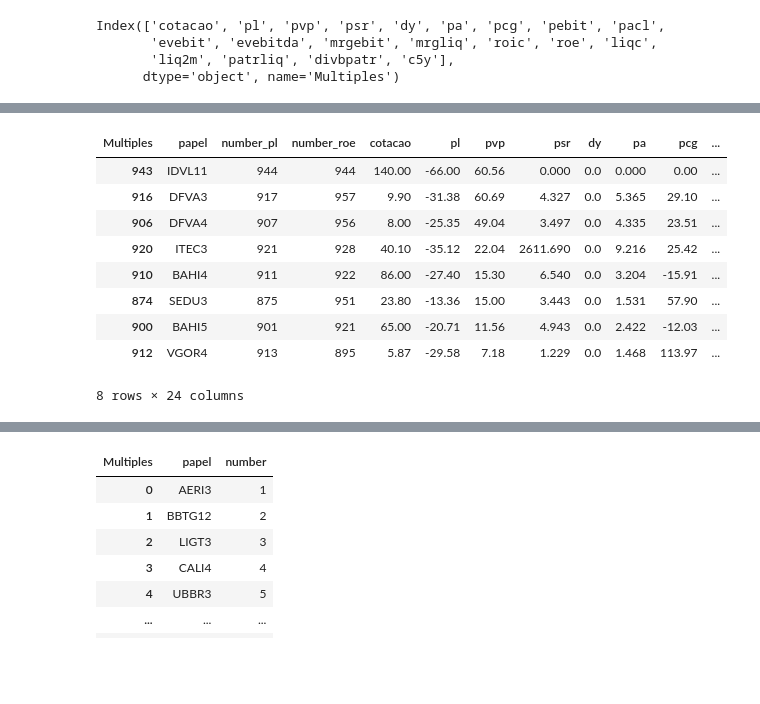
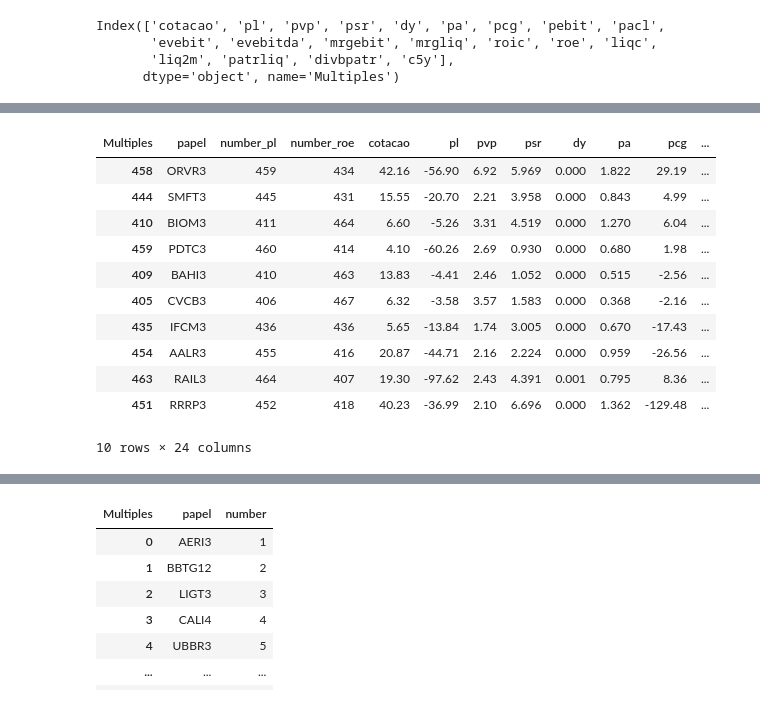
Before and after one commit to WillianDantas/ciencia-dados-financas, a Jupyter notebook: Aula_01_Ciencias_de_Dados_Financas.ipynb, the cells around one changed output, grey strips where cells are left out. Saved outputs shown, nothing was run; the diff lists cells and outputs as text; code cells hidden in the pictures; blank space fills up the shorter version.

```diff
--- a/Aula_01_Ciencias_de_Dados_Financas.ipynb
+++ b/Aula_01_Ciencias_de_Dados_Financas.ipynb
@@ -45,6 +90,8 @@ Index(['cotacao', 'pl', 'pvp', 'psr', 'dy', 'pa', 'pcg', 'pebit', 'pacl',
        'evebit', 'evebitda', 'mrgebit', 'mrgliq', 'roic', 'roe', 'liqc',
        'liq2m', 'patrliq', 'divbpatr', 'c5y'],
       dtype='object', name='Multiples')
+# %%
+df = df.loc[df.liq2m > 0]
 # %%
 df.reset_index()
 # %% [output]
@@ -69,16 +116,18 @@ df_roe.insert(0, 'number_pl', range(1, 1 + len(df_roe)))
 df_roe.reset_index(inplace=True)
 df_roe["formula"] = df_roe["number_roe"] + df_roe["number_pl"]
 # %%
-df_roe.sort_values("formula", ascending=False).head(8)
+df_roe.sort_values("formula", ascending=False).head(10)
 # %% [output]
 | Multiples | papel | number_pl | number_roe | cotacao | pl | pvp | psr | dy | pa | pcg | ... |
-| 943 | IDVL11 | 944 | 944 | 140.00 | -66.00 | 60.56 | 0.000 | 0.0 | 0.000 | 0.00 | ... |
-| 916 | DFVA3 | 917 | 957 | 9.90 | -31.38 | 60.69 | 4.327 | 0.0 | 5.365 | 29.10 | ... |
-| 906 | DFVA4 | 907 | 956 | 8.00 | -25.35 | 49.04 | 3.497 | 0.0 | 4.335 | 23.51 | ... |
-| 920 | ITEC3 | 921 | 928 | 40.10 | -35.12 | 22.04 | 2611.690 | 0.0 | 9.216 | 25.42 | ... |
-| 910 | BAHI4 | 911 | 922 | 86.00 | -27.40 | 15.30 | 6.540 | 0.0 | 3.204 | -15.91 | ... |
-| 874 | SEDU3 | 875 | 951 | 23.80 | -13.36 | 15.00 | 3.443 | 0.0 | 1.531 | 57.90 | ... |
-| 900 | BAHI5 | 901 | 921 | 65.00 | -20.71 | 11.56 | 4.943 | 0.0 | 2.422 | -12.03 | ... |
-| 912 | VGOR4 | 913 | 895 | 5.87 | -29.58 | 7.18 | 1.229 | 0.0 | 1.468 | 113.97 | ... |
+| 458 | ORVR3 | 459 | 434 | 42.16 | -56.90 | 6.92 | 5.969 | 0.000 | 1.822 | 29.19 | ... |
+| 444 | SMFT3 | 445 | 431 | 15.55 | -20.70 | 2.21 | 3.958 | 0.000 | 0.843 | 4.99 | ... |
+| 410 | BIOM3 | 411 | 464 | 6.60 | -5.26 | 3.31 | 4.519 | 0.000 | 1.270 | 6.04 | ... |
+| 459 | PDTC3 | 460 | 414 | 4.10 | -60.26 | 2.69 | 0.930 | 0.000 | 0.680 | 1.98 | ... |
+| 409 | BAHI3 | 410 | 463 | 13.83 | -4.41 | 2.46 | 1.052 | 0.000 | 0.515 | -2.56 | ... |
+| 405 | CVCB3 | 406 | 467 | 6.32 | -3.58 | 3.57 | 1.583 | 0.000 | 0.368 | -2.16 | ... |
+| 435 | IFCM3 | 436 | 436 | 5.65 | -13.84 | 1.74 | 3.005 | 0.000 | 0.670 | -17.43 | ... |
+| 454 | AALR3 | 455 | 416 | 20.87 | -44.71 | 2.16 | 2.224 | 0.000 | 0.959 | -26.56 | ... |
+| 463 | RAIL3 | 464 | 407 | 19.30 | -97.62 | 2.43 | 4.391 | 0.001 | 0.795 | 8.36 | ... |
+| 451 | RRRP3 | 452 | 418 | 40.23 | -36.99 | 2.10 | 6.696 | 0.000 | 1.362 | -129.48 | ... |
-8 rows × 24 columns
+10 rows × 24 columns
 # %%
```
Also changed, not shown: parts of 18 cells of this notebook.
